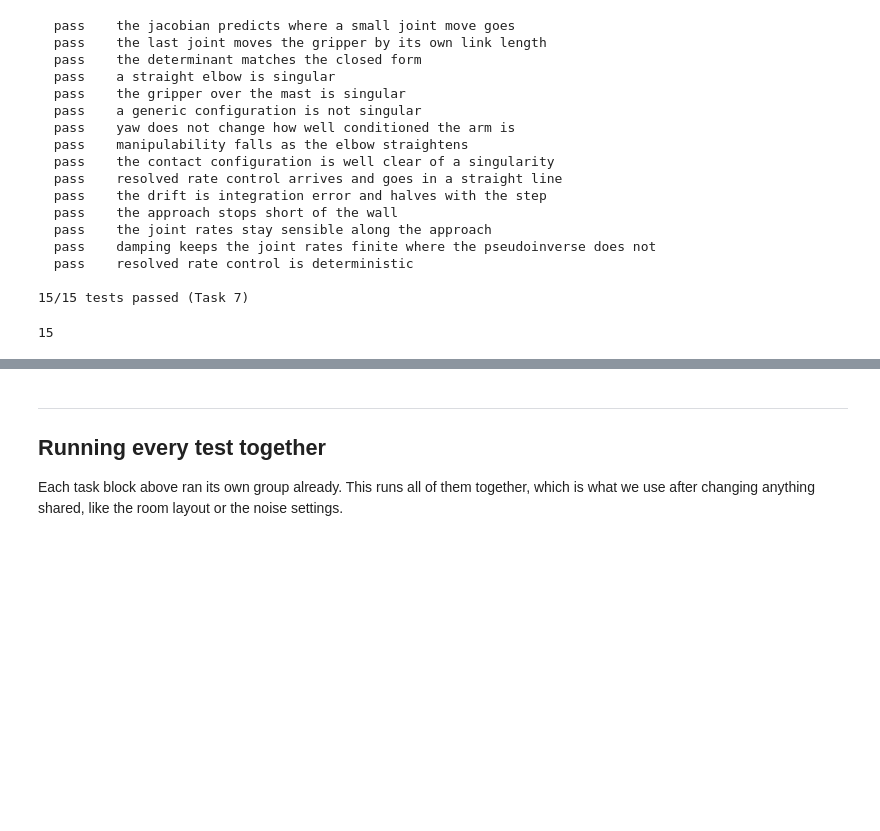
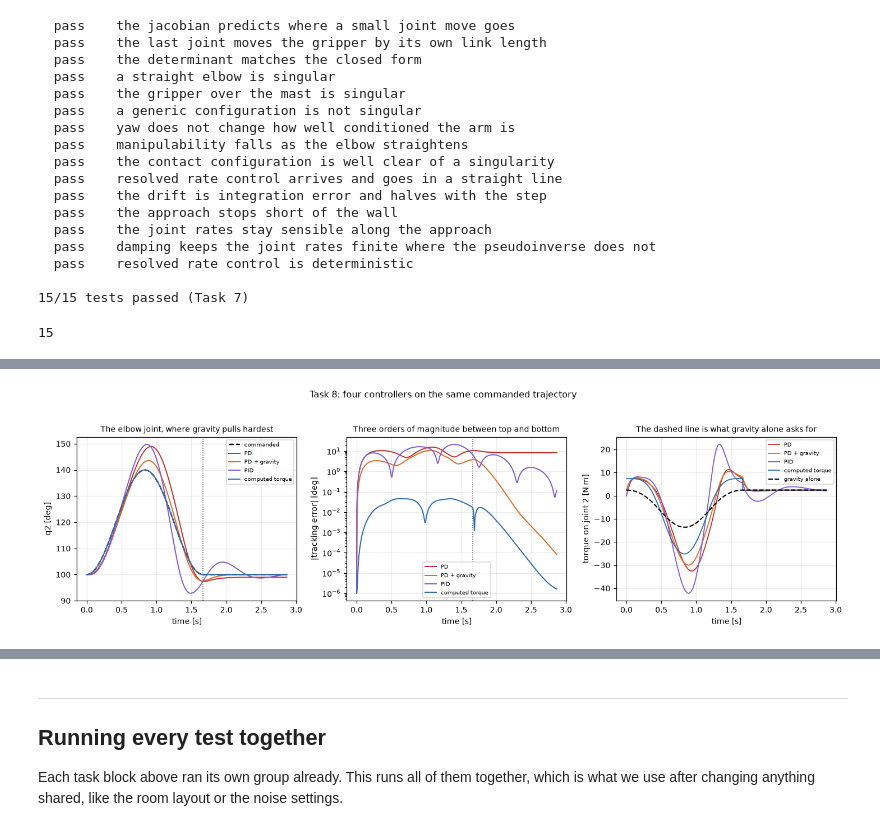
Before and after one commit to JGreenwald538/robotics-final-project, a Jupyter notebook: Project_Scenario_C.ipynb, the cells around one changed output, grey strips where cells are left out. Saved outputs shown, nothing was run; the diff lists cells and outputs as text; code cells hidden in the pictures; blank space fills up the shorter version.

```diff
--- a/Project_Scenario_C.ipynb
+++ b/Project_Scenario_C.ipynb
@@ -4065,0 +4523,35 @@ run_tests("Task 7")
+# %%
+COLOURS = {"PD": "#c53030", "PD + gravity": "#dd6b20", "PID": "#805ad5",
+           "computed torque": "#2b6cb0"}
+
+fig, axes = plt.subplots(1, 3, figsize=(13.2, 3.8))
+t = RUNS["PD"]["t"]
+
+axes[0].plot(t, np.rad2deg(RUNS["PD"]["q_ref"][:, 1]), "k--", lw=1.6, label="commanded")
+for name, run in RUNS.items():
+    axes[0].plot(t, np.rad2deg(run["q"][:, 1]), color=COLOURS[name], lw=1.3, label=name)
+axes[0].axvline(T_WAVE, color="#4a5568", ls=":", lw=1)
+axes[0].set_xlabel("time [s]"); axes[0].set_ylabel("q2 [deg]")
+axes[0].set_title("The elbow joint, where gravity pulls hardest", fontsize=9)
+axes[0].legend(fontsize=6.5)
+
+for name, run in RUNS.items():
+    axes[1].semilogy(t, np.rad2deg(np.linalg.norm(run["err"], axis=1)) + 1e-6,
+                     color=COLOURS[name], lw=1.3, label=name)
+axes[1].axvline(T_WAVE, color="#4a5568", ls=":", lw=1)
+axes[1].set_xlabel("time [s]"); axes[1].set_ylabel("|tracking error| [deg]")
+axes[1].set_title("Three orders of magnitude between top and bottom", fontsize=9)
+axes[1].legend(fontsize=6.5)
+
+for name, run in RUNS.items():
+    axes[2].plot(t[:-1], run["tau"][:, 1], color=COLOURS[name], lw=1.2, label=name)
+axes[2].plot(t, [gravity_torque(q)[1] for q in RUNS["computed torque"]["q"]], "k--", lw=1.4,
+             label="gravity alone")
+axes[2].set_xlabel("time [s]"); axes[2].set_ylabel("torque on joint 2 [N m]")
+axes[2].set_title("The dashed line is what gravity alone asks for", fontsize=9)
+axes[2].legend(fontsize=6.5)
+
+fig.suptitle("Task 8: four controllers on the same commanded trajectory", y=1.04, fontsize=10.5)
+plt.tight_layout(); plt.show()
+# %% [output]
+[figure, added]
```
Also changed, not shown: parts of 24 cells of this notebook, 1 other file.
